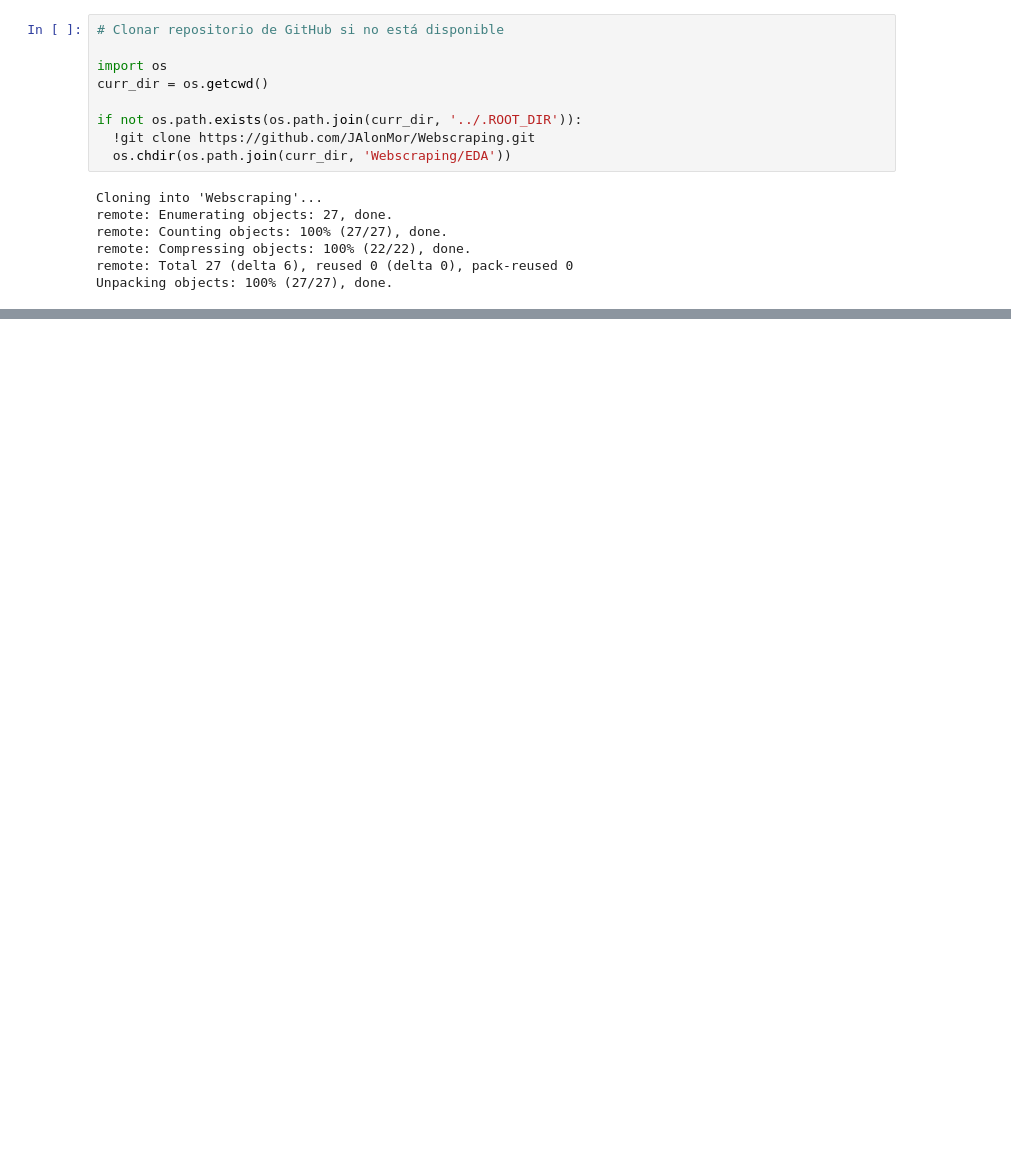
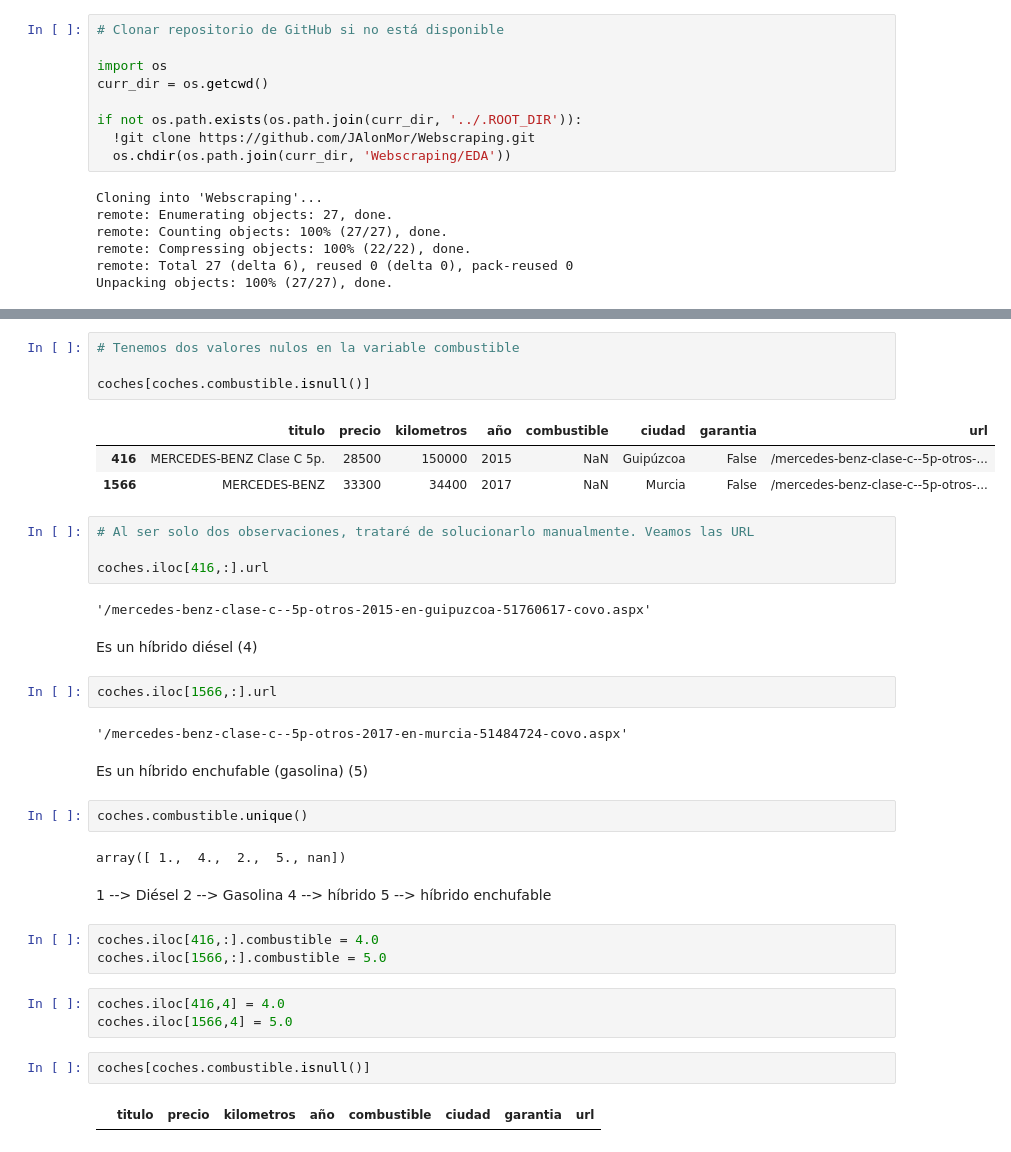
Before and after one commit to JAlonMor/Webscraping, a Jupyter notebook: EDA_coches.ipynb, the cells around one changed output, grey strips where cells are left out. Drawn from its saved outputs; the diff is of its cells as text; blank space fills up the shorter version.

```diff
--- a/EDA_coches.ipynb
+++ b/EDA_coches.ipynb
@@ -18,0 +59,41 @@ Unpacking objects: 100% (27/27), done.
+# %%
+# Tenemos dos valores nulos en la variable combustible
+
+coches[coches.combustible.isnull()]
+# %% [output]
+|  | titulo | precio | kilometros | año | combustible | ciudad | garantia | url |
+| 416 | MERCEDES-BENZ Clase C 5p. | 28500 | 150000 | 2015 | NaN | Guipúzcoa | False | /mercedes-benz-clase-c--5p-otros-... |
+| 1566 | MERCEDES-BENZ | 33300 | 34400 | 2017 | NaN | Murcia | False | /mercedes-benz-clase-c--5p-otros-... |
+# %%
+# Al ser solo dos observaciones, trataré de solucionarlo manualmente. Veamos las URL
+
+coches.iloc[416,:].url
+# %% [output]
+'/mercedes-benz-clase-c--5p-otros-2015-en-guipuzcoa-51760617-covo.aspx'
+# %% [markdown]
+Es un híbrido diésel (4)
+# %%
+coches.iloc[1566,:].url
+# %% [output]
+'/mercedes-benz-clase-c--5p-otros-2017-en-murcia-51484724-covo.aspx'
+# %% [markdown]
+Es un híbrido enchufable (gasolina) (5)
+# %%
+coches.combustible.unique()
+# %% [output]
+array([ 1.,  4.,  2.,  5., nan])
+# %% [markdown]
+1 --> Diésel
+2 --> Gasolina
+4 --> híbrido
+5 --> híbrido enchufable
+# %%
+coches.iloc[416,:].combustible = 4.0
+coches.iloc[1566,:].combustible = 5.0
+# %%
+coches.iloc[416,4] = 4.0
+coches.iloc[1566,4] = 5.0
+# %%
+coches[coches.combustible.isnull()]
+# %% [output]
+|  | titulo | precio | kilometros | año | combustible | ciudad | garantia | url |
```
Also changed, not shown: parts of 7 cells of this notebook.
